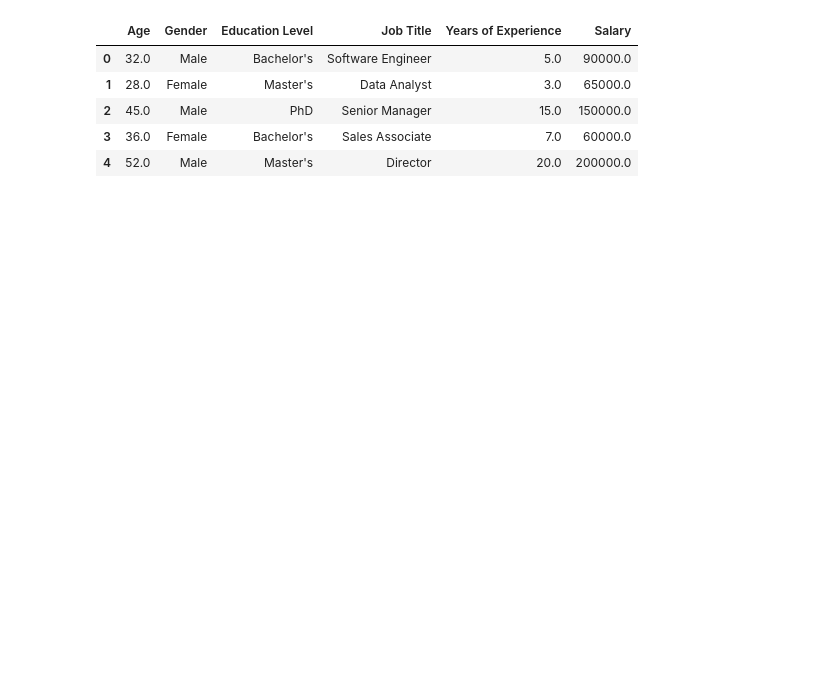
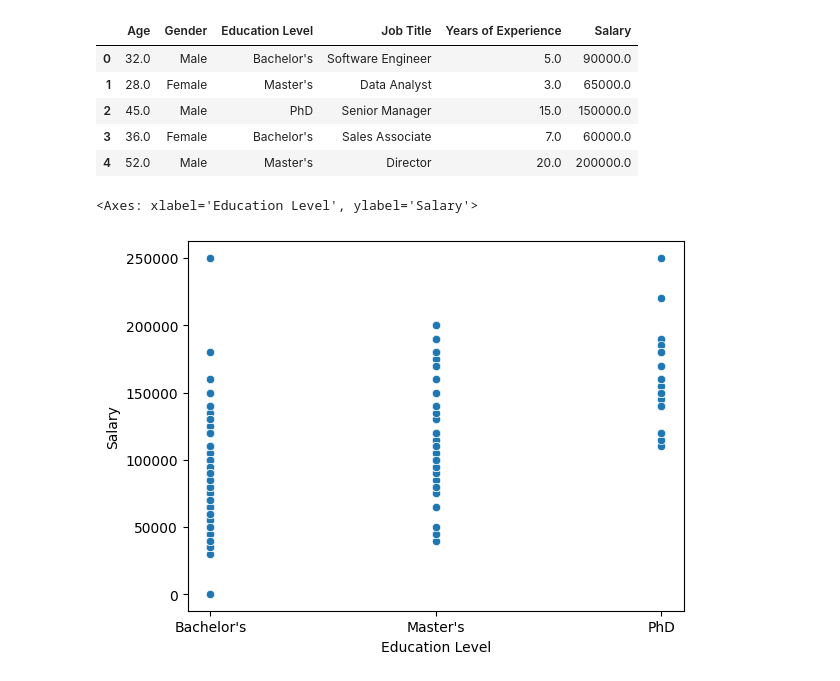
Before and after one commit to mehrab-abir/ai-ml, a Jupyter notebook: Machine Learning/Applied Machine Learning/Linear Regression/Multiple Linear Regression/salary_eda.ipynb, the cells around one changed output. Cells and saved outputs as stored; diff of their text form; code cells hidden in the pictures; blank space fills up the shorter version.

```diff
--- a/Machine Learning/Applied Machine Learning/Linear Regression/Multiple Linear Regression/salary_eda.ipynb
+++ b/Machine Learning/Applied Machine Learning/Linear Regression/Multiple Linear Regression/salary_eda.ipynb
@@ -11,3 +11,11 @@ df.head()
 | 2 | 45.0 | Male | PhD | Senior Manager | 15.0 | 150000.0 |
 | 3 | 36.0 | Female | Bachelor's | Sales Associate | 7.0 | 60000.0 |
 | 4 | 52.0 | Male | Master's | Director | 20.0 | 200000.0 |
+# %%
+import seaborn as sns
+import matplotlib.pyplot as plt
+
+sns.scatterplot(data=df,x='Education Level',y='Salary')
+# %% [output]
+<Axes: xlabel='Education Level', ylabel='Salary'>
+[figure, added]
```
Also changed, not shown: parts of 2 cells of this notebook.
